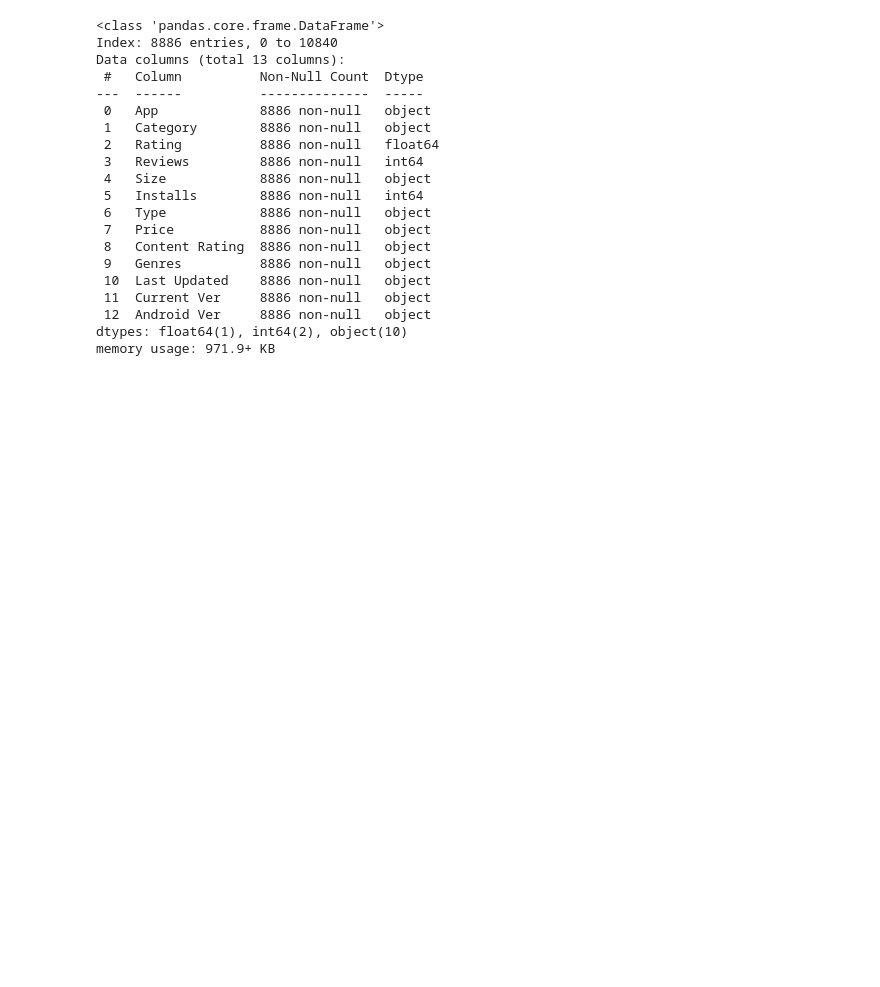
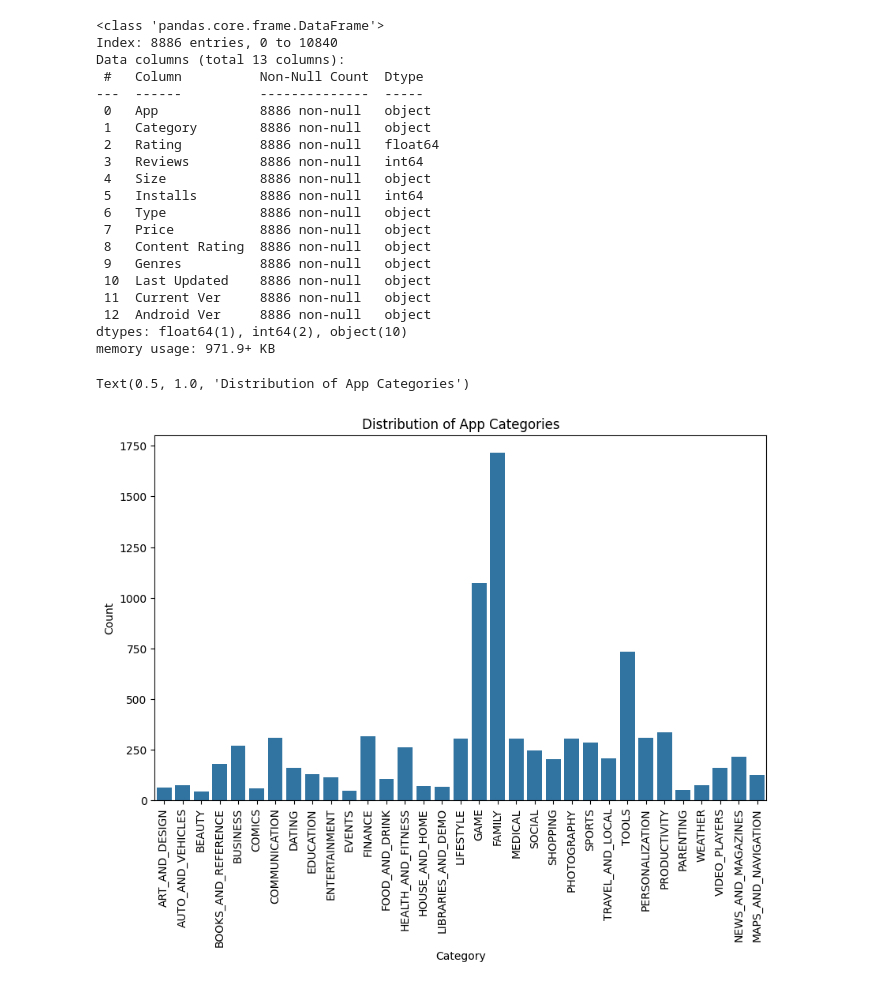
Before and after one commit to Sankrityayana/Exploratory-Data-Analysis-of-Google-App-Store-Data, a Jupyter notebook: EDA_of_Google_Play_Store_Data.ipynb, the cells around one changed output. Drawn from its saved outputs; the diff is of its cells as text; code cells hidden in the pictures; blank space fills up the shorter version.

Commit message:
data visualisation

```diff
--- a/EDA_of_Google_Play_Store_Data.ipynb
+++ b/EDA_of_Google_Play_Store_Data.ipynb
@@ -124,3 +124,14 @@ Data columns (total 13 columns):
  12  Android Ver     8886 non-null   object
 dtypes: float64(1), int64(2), object(10)
 memory usage: 971.9+ KB
+# %%
+# Bar plot
+plt.figure(figsize=(10, 6))
+sns.countplot(data=dfs, x='Category')
+plt.xlabel('Category')
+plt.xticks(rotation = 90)
+plt.ylabel('Count')
+plt.title('Distribution of App Categories')
+# %% [output]
+Text(0.5, 1.0, 'Distribution of App Categories')
+[figure, added]
```
Also changed, not shown: parts of 1 cell of this notebook.
